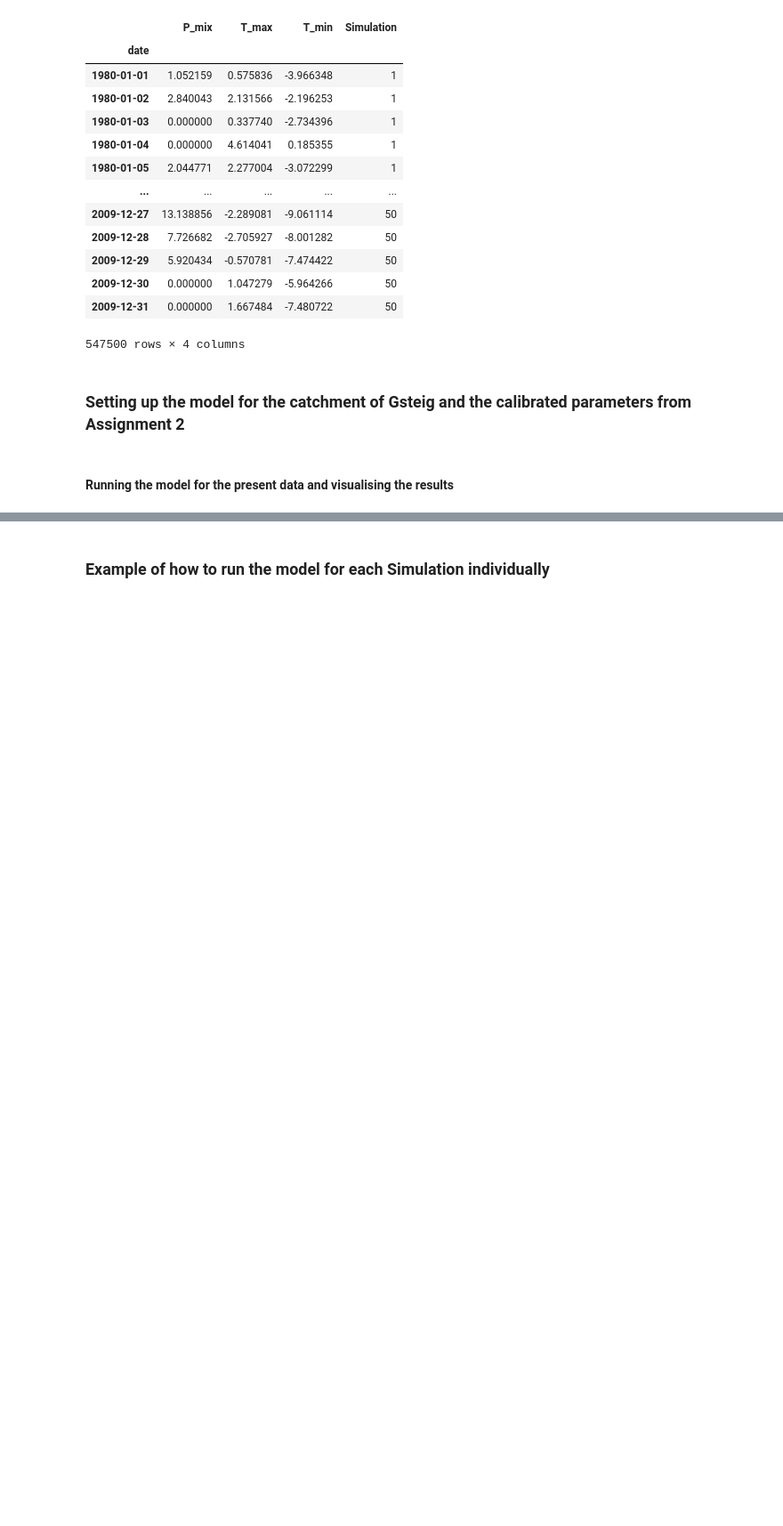
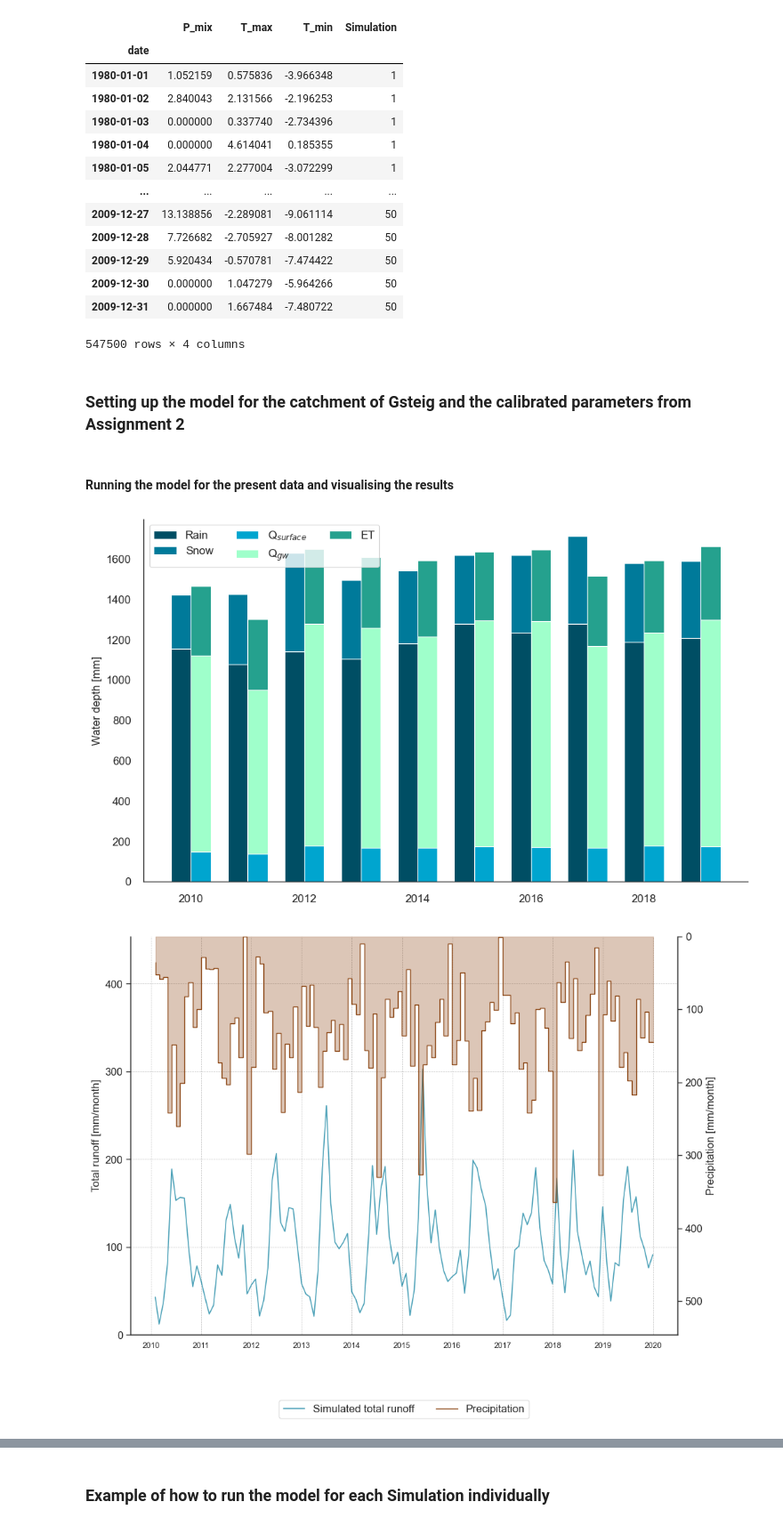
Before and after one commit to CooperBigFoot/climate-impacts, a Jupyter notebook: code/eda.ipynb, the cells around one changed output, grey strips where cells are left out. Shown at 89% size. Drawn from its saved outputs; the diff is of its cells as text; code cells hidden in the pictures; blank space fills up the shorter version.

```diff
--- a/code/eda.ipynb
+++ b/code/eda.ipynb
@@ -245,8 +233,9 @@ bucket_model.set_catchment_properties(
 results = bucket_model.run(data=processed_present_data)
 # %%
 plot_water_balance(results=results, start_year='2010', end_year='2019')
-plot_timeseries(results=results, start_year='2010', end_year='2019', monthly=True)
-plot_timeseries(results=results, start_year='2010', end_year='2019')
-plot_KDE(results=results)
+plot_timeseries(results=results, start_year='2010', end_year='2019', monthly=True, plot_precipitation=True)
+plot_timeseries(results=results, start_year='2010', end_year='2019', monthly=False, plot_precipitation=True)
 plot_monthly_boxplot(results=results)
-plot_ECDF(results=results)
+# %% [output]
+[figure, added]
+[figure, added]
```
Also changed, not shown: parts of 21 cells of this notebook, 7 other files.
